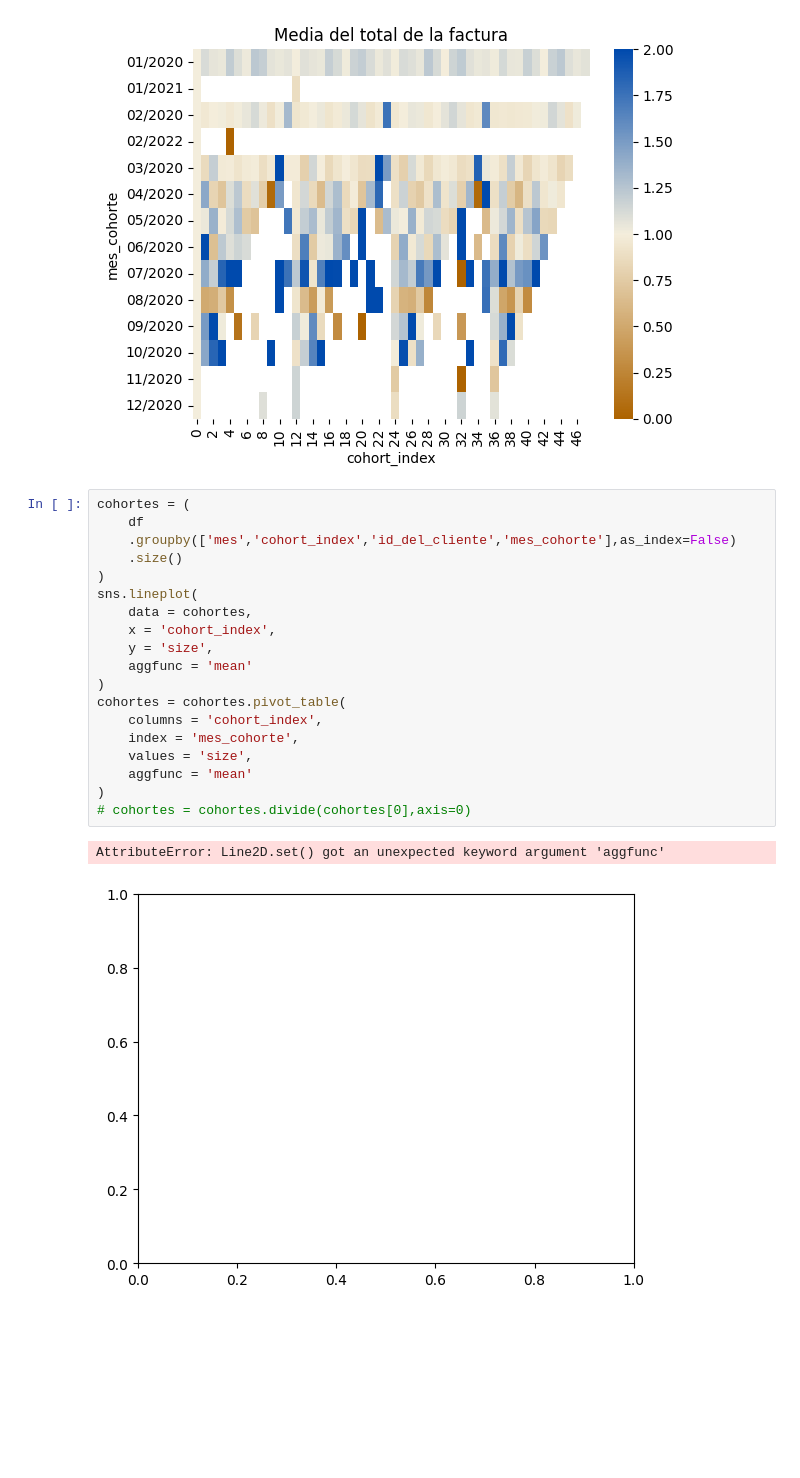
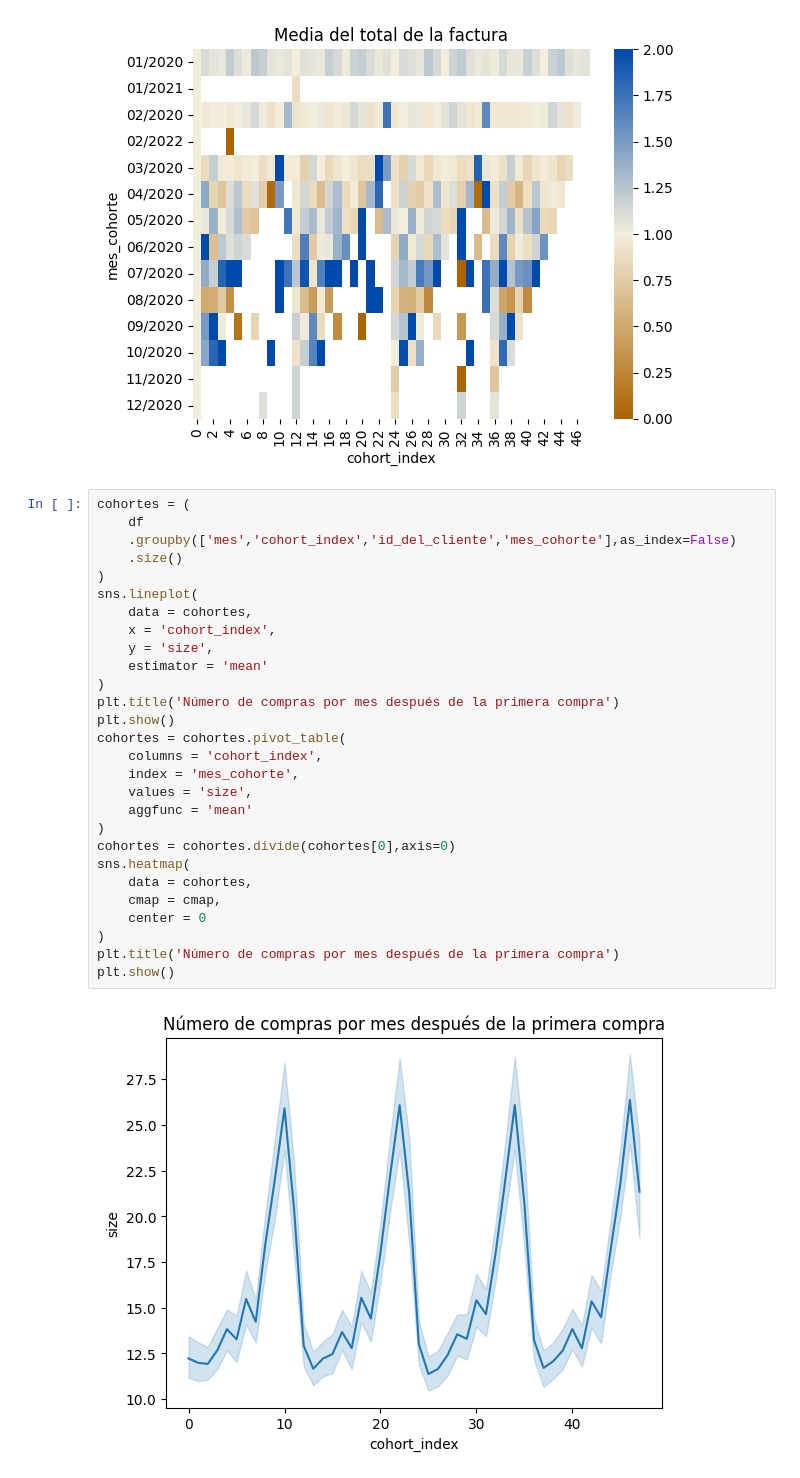
Before and after one commit to MiguelAMeloM/Miguel_DataAnalytics, a Jupyter notebook: campañas_marketing/analisis_cohortes.ipynb, the cells around one changed output. Drawn from its saved outputs; the diff is of its cells as text; blank space fills up the shorter version.

```diff
--- a/campañas_marketing/analisis_cohortes.ipynb
+++ b/campañas_marketing/analisis_cohortes.ipynb
@@ -287,22 +287,30 @@ Text(0.5, 1.0, 'Media del total de la factura')
 # %%
 cohortes = (
     df
     .groupby(['mes','cohort_index','id_del_cliente','mes_cohorte'],as_index=False)
     .size()
 )
 sns.lineplot(
     data = cohortes,
     x = 'cohort_index',
     y = 'size',
-    aggfunc = 'mean'
+    estimator = 'mean'
 )
+plt.title('Número de compras por mes después de la primera compra')
+plt.show()
 cohortes = cohortes.pivot_table(
     columns = 'cohort_index',
     index = 'mes_cohorte',
     values = 'size',
     aggfunc = 'mean'
 )
-# cohortes = cohortes.divide(cohortes[0],axis=0)
+cohortes = cohortes.divide(cohortes[0],axis=0)
+sns.heatmap(
+    data = cohortes,
+    cmap = cmap,
+    center = 0
+)
+plt.title('Número de compras por mes después de la primera compra')
+plt.show()
 # %% [output]
-AttributeError: Line2D.set() got an unexpected keyword argument 'aggfunc'
-[figure, old version]
+[figure, new version]
```
Also changed, not shown: parts of 24 cells of this notebook.
